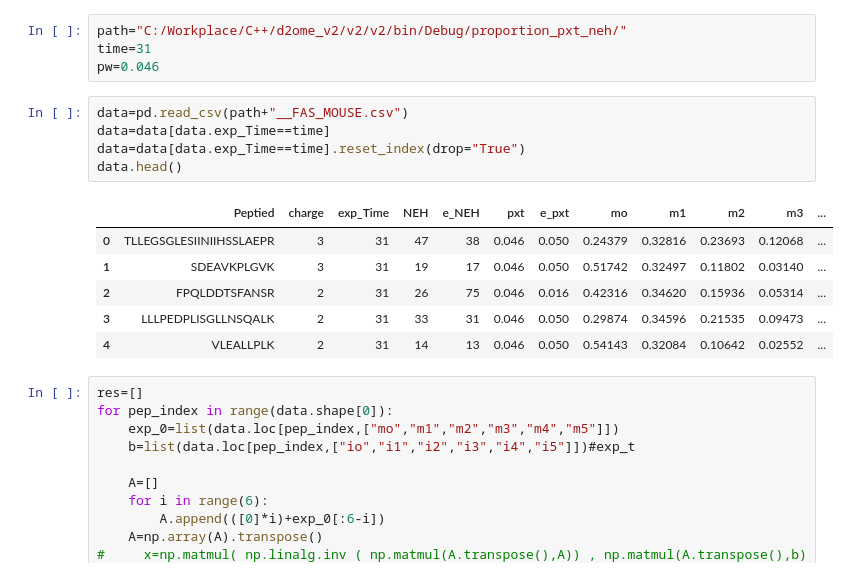
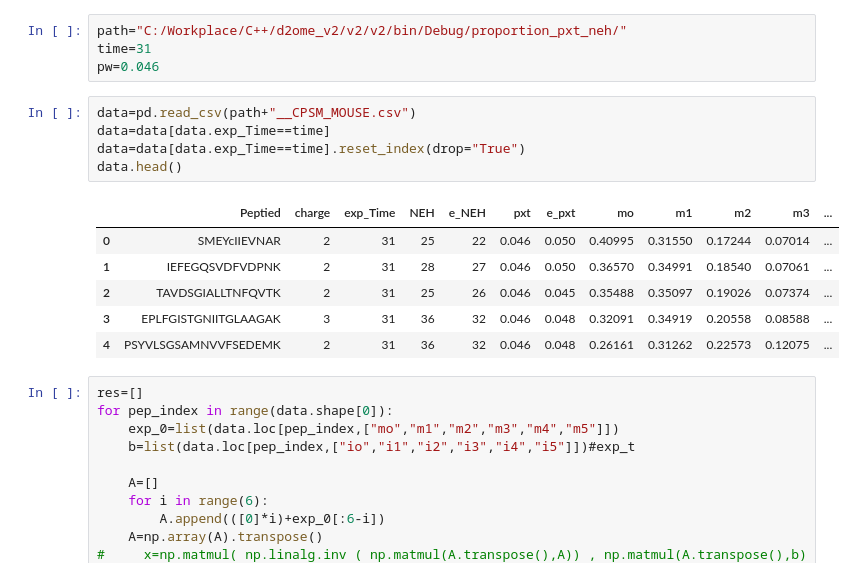
Before and after one commit to henockmamo54/neh_pxt_exp, a Jupyter notebook: nnls_perpeptied/x3_x2.ipynb, the cells around one changed output. Cells and saved outputs as stored; diff of their text form.

```diff
--- a/nnls_perpeptied/x3_x2.ipynb
+++ b/nnls_perpeptied/x3_x2.ipynb
@@ -7,17 +7,17 @@ path="C:/Workplace/C++/d2ome_v2/v2/v2/bin/Debug/proportion_pxt_neh/"
 time=31
 pw=0.046
 # %%
-data=pd.read_csv(path+"__FAS_MOUSE.csv")
+data=pd.read_csv(path+"__CPSM_MOUSE.csv")
 data=data[data.exp_Time==time]
 data=data[data.exp_Time==time].reset_index(drop="True")
 data.head()
 # %% [output]
 |  | Peptied | charge | exp_Time | NEH | e_NEH | pxt | e_pxt | mo | m1 | m2 | m3 | ... |
-| 0 | TLLEGSGLESIINIIHSSLAEPR | 3 | 31 | 47 | 38 | 0.046 | 0.050 | 0.24379 | 0.32816 | 0.23693 | 0.12068 | ... |
-| 1 | SDEAVKPLGVK | 3 | 31 | 19 | 17 | 0.046 | 0.050 | 0.51742 | 0.32497 | 0.11802 | 0.03140 | ... |
-| 2 | FPQLDDTSFANSR | 2 | 31 | 26 | 75 | 0.046 | 0.016 | 0.42316 | 0.34620 | 0.15936 | 0.05314 | ... |
-| 3 | LLLPEDPLISGLLNSQALK | 2 | 31 | 33 | 31 | 0.046 | 0.050 | 0.29874 | 0.34596 | 0.21535 | 0.09473 | ... |
-| 4 | VLEALLPLK | 2 | 31 | 14 | 13 | 0.046 | 0.050 | 0.54143 | 0.32084 | 0.10642 | 0.02552 | ... |
+| 0 | SMEYcIIEVNAR | 2 | 31 | 25 | 22 | 0.046 | 0.050 | 0.40995 | 0.31550 | 0.17244 | 0.07014 | ... |
+| 1 | IEFEGQSVDFVDPNK | 2 | 31 | 28 | 27 | 0.046 | 0.050 | 0.36570 | 0.34991 | 0.18540 | 0.07061 | ... |
+| 2 | TAVDSGIALLTNFQVTK | 2 | 31 | 25 | 26 | 0.046 | 0.045 | 0.35488 | 0.35097 | 0.19026 | 0.07374 | ... |
+| 3 | EPLFGISTGNIITGLAAGAK | 3 | 31 | 36 | 32 | 0.046 | 0.048 | 0.32091 | 0.34919 | 0.20558 | 0.08588 | ... |
+| 4 | PSYVLSGSAMNVVFSEDEMK | 2 | 31 | 36 | 32 | 0.046 | 0.048 | 0.26161 | 0.31262 | 0.22573 | 0.12075 | ... |
 # %%
 res=[]
 for pep_index in range(data.shape[0]):
```
Also changed, not shown: parts of 3 cells of this notebook, 3 other files.
